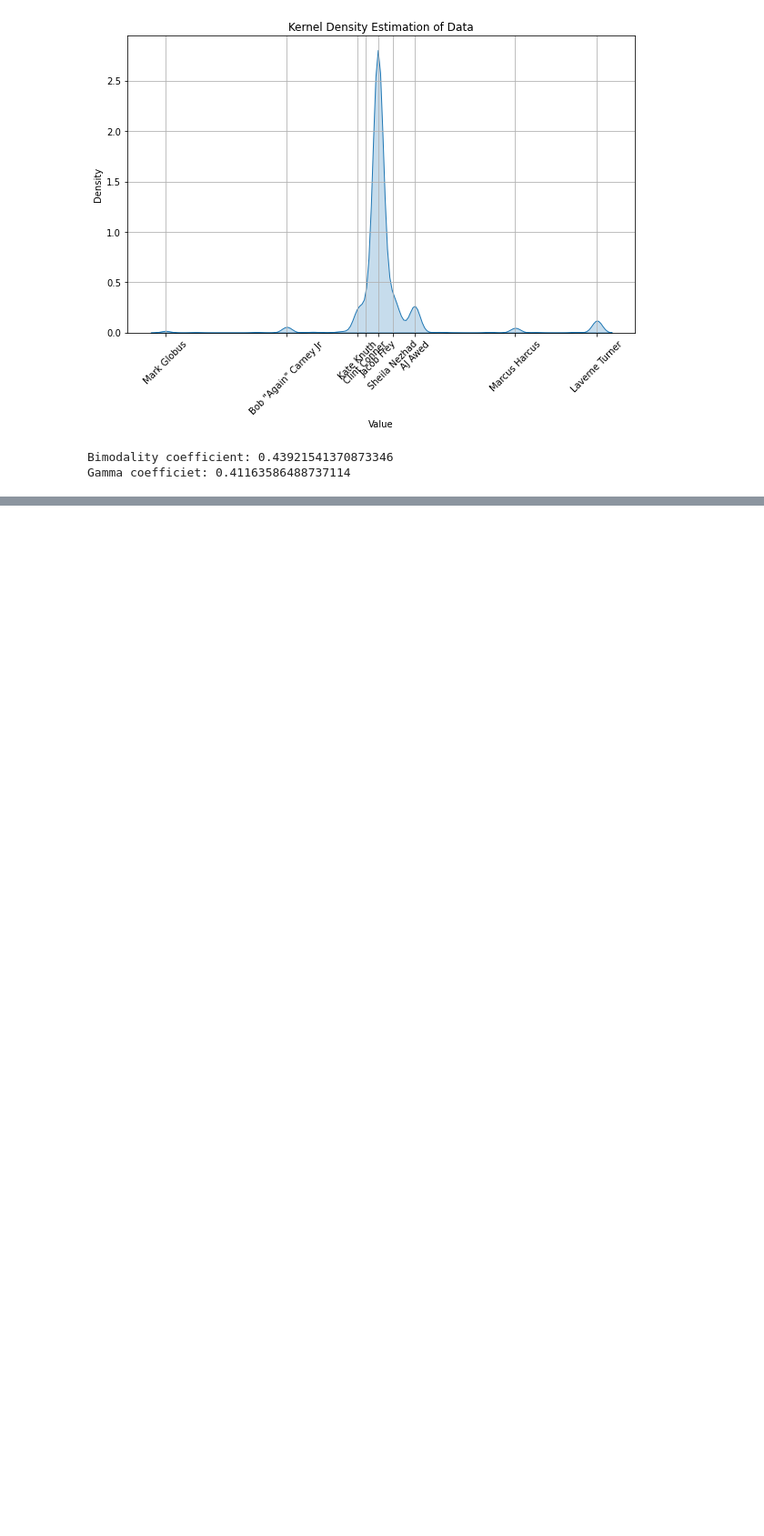
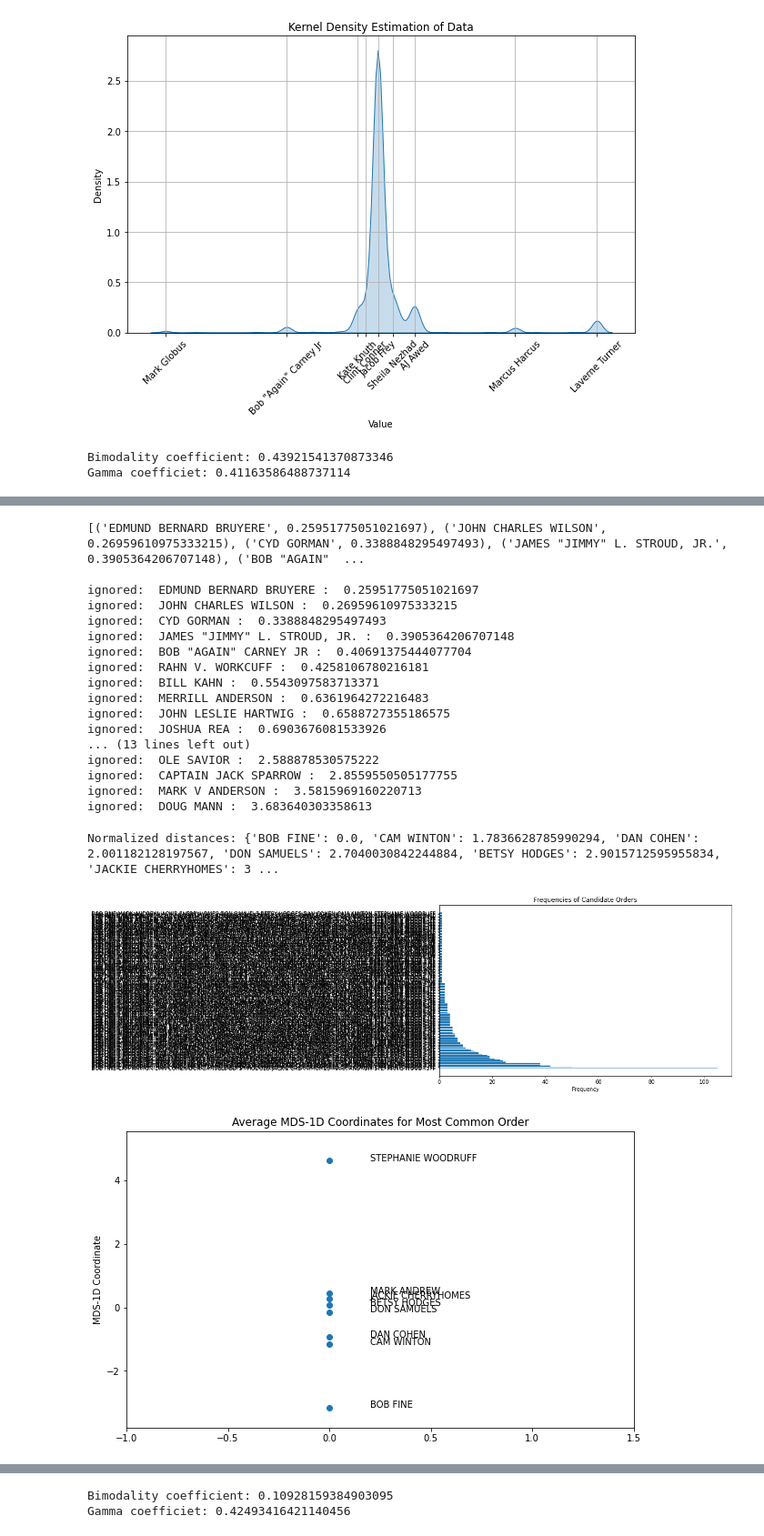
Before and after one commit to ericssimpson/voting-analysis-tools, a Jupyter notebook: team_arrow/clean/trash.ipynb, the cells around one changed output, grey strips where cells are left out. Shown at 91% size. Drawn from its saved outputs; the diff is of its cells as text; code cells hidden in the pictures; blank space fills up the shorter version.

```diff
--- a/team_arrow/clean/trash.ipynb
+++ b/team_arrow/clean/trash.ipynb
@@ -219,0 +233,24 @@ Gamma coefficiet: 0.41163586488737114
+# %%
+csv = "dataverse_files/Minneapolis_11052013_Mayor.csv"
+perform_MDS(csv, True)
+# %% [output]
+[('EDMUND BERNARD BRUYERE', 0.25951775051021697), ('JOHN CHARLES WILSON', 0.26959610975333215), ('CYD GORMAN', 0.3388848295497493), ('JAMES "JIMMY" L. STROUD, JR.', 0.3905364206707148), ('BOB "AGAIN"  ...
+
+ignored:  EDMUND BERNARD BRUYERE :  0.25951775051021697
+ignored:  JOHN CHARLES WILSON :  0.26959610975333215
+ignored:  CYD GORMAN :  0.3388848295497493
+ignored:  JAMES "JIMMY" L. STROUD, JR. :  0.3905364206707148
+ignored:  BOB "AGAIN" CARNEY JR :  0.40691375444077704
+ignored:  RAHN V. WORKCUFF :  0.4258106780216181
+ignored:  BILL KAHN :  0.5543097583713371
+ignored:  MERRILL ANDERSON :  0.6361964272216483
+ignored:  JOHN LESLIE HARTWIG :  0.6588727355186575
+ignored:  JOSHUA REA :  0.6903676081533926
+... (13 lines left out)
+ignored:  OLE SAVIOR :  2.588878530575222
+ignored:  CAPTAIN JACK SPARROW :  2.8559550505177755
+ignored:  MARK V ANDERSON :  3.5815969160220713
+ignored:  DOUG MANN :  3.683640303358613
+Normalized distances: {'BOB FINE': 0.0, 'CAM WINTON': 1.7836628785990294, 'DAN COHEN': 2.001182128197567, 'DON SAMUELS': 2.7040030842244884, 'BETSY HODGES': 2.9015712595955834, 'JACKIE CHERRYHOMES': 3 ...
+[figure, added]
+[figure, added]
@@ -219,0 +259,2 @@ Gamma coefficiet: 0.41163586488737114
+Bimodality coefficient: 0.10928159384903095
+Gamma coefficiet: 0.42493416421140456
```
Also changed, not shown: parts of 4 cells of this notebook, 1 other file.
